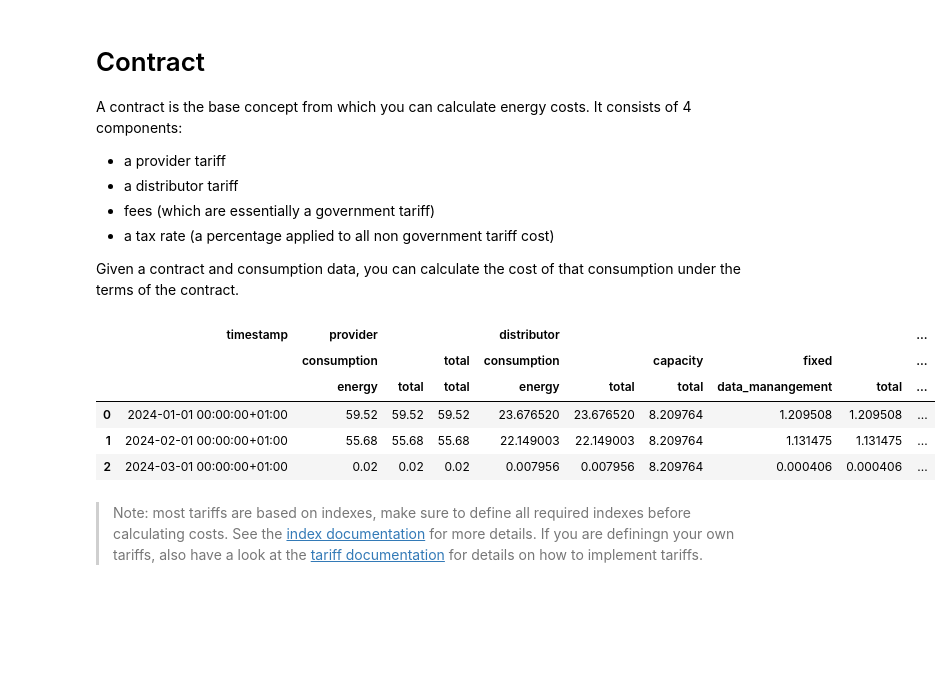
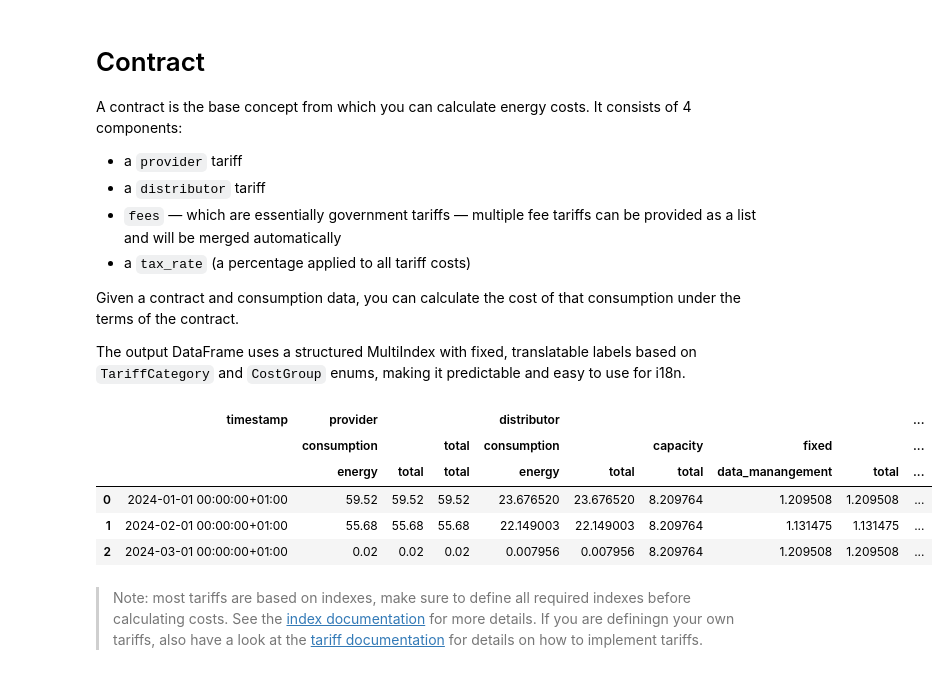
Before and after one commit to EnergieID/energy-cost, a Jupyter notebook: notebooks/contract.ipynb, the cells around one changed output. Saved outputs shown, nothing was run; the diff lists cells and outputs as text; code cells hidden in the pictures; blank space fills up the shorter version.

Commit message:
Simplify input and output objects

```diff
--- a/notebooks/contract.ipynb
+++ b/notebooks/contract.ipynb
@@ -3,45 +3,44 @@
 
 A contract is the base concept from which you can calculate energy costs.
 It consists of 4 components:
-- a provider tariff
-- a distributor tariff
-- fees (which are essentially a government tariff)
-- a tax rate (a percentage applied to all non government tariff cost)
+- a `provider` tariff
+- a `distributor` tariff
+- `fees` — which are essentially government tariffs — multiple fee tariffs can be provided as a list and will be merged automatically
+- a `tax_rate` (a percentage applied to all tariff costs)
 
 Given a contract and consumption data, you can calculate the cost of that consumption under the terms of the contract.
+
+The output DataFrame uses a structured MultiIndex with fixed, translatable labels based on `TariffCategory` and `CostGroup` enums, making it predictable and easy to use for i18n.
 # %%
 import pandas as pd
 
 from energy_cost import Contract, Meter, Tariff
 from energy_cost.data.be import distributors, fees, tax_rate
 
 contract = Contract(
-    tariffs={
-        "provider": Tariff.from_yaml("../examples/tariffs/fixed.yml"),
-        "distributor": distributors["fluvius_imewo"],
-        "flanders_fees": fees["flanders_residential"],
-        "belgian_fees": fees["be_residential"],
-    },
+    provider=Tariff.from_yaml("../examples/tariffs/fixed.yml"),
+    distributor=distributors["fluvius_imewo"],
+    fees=[fees["flanders_residential"], fees["be_residential"]],
     tax_rate=tax_rate,
 )
 
 consumption = Meter(
     data=pd.DataFrame(
         {
             "timestamp": pd.date_range("2024-01-01T00:00:00+01:00", "2024-03-01T00:00:00+01:00", freq="15min"),
             "value": 0.0002,
         }
     )
 )
 
 contract.calculate_cost([consumption])
 # %% [output]
 |  | timestamp | provider |  |  | distributor |  |  |  |  | ... |
 |  |  | consumption |  | total | consumption |  | capacity | fixed |  | ... |
 |  |  | energy | total | total | energy | total | total | data_manangement | total | ... |
 | 0 | 2024-01-01 00:00:00+01:00 | 59.52 | 59.52 | 59.52 | 23.676520 | 23.676520 | 8.209764 | 1.209508 | 1.209508 | ... |
 | 1 | 2024-02-01 00:00:00+01:00 | 55.68 | 55.68 | 55.68 | 22.149003 | 22.149003 | 8.209764 | 1.131475 | 1.131475 | ... |
-| 2 | 2024-03-01 00:00:00+01:00 | 0.02 | 0.02 | 0.02 | 0.007956 | 0.007956 | 8.209764 | 0.000406 | 0.000406 | ... |
+| 2 | 2024-03-01 00:00:00+01:00 | 0.02 | 0.02 | 0.02 | 0.007956 | 0.007956 | 8.209764 | 1.209508 | 1.209508 | ... |
 # %% [markdown]
 > Note: most tariffs are based on indexes, make sure to define all required indexes before calculating costs. See the [index documentation](./index.ipynb) for more details. If you are definingn your own tariffs, also have a look at the [tariff documentation](./tariff.ipynb) for details on how to implement tariffs.
 # %% [markdown]
```
Also changed, not shown: parts of 5 cells of this notebook, 7 other files.
